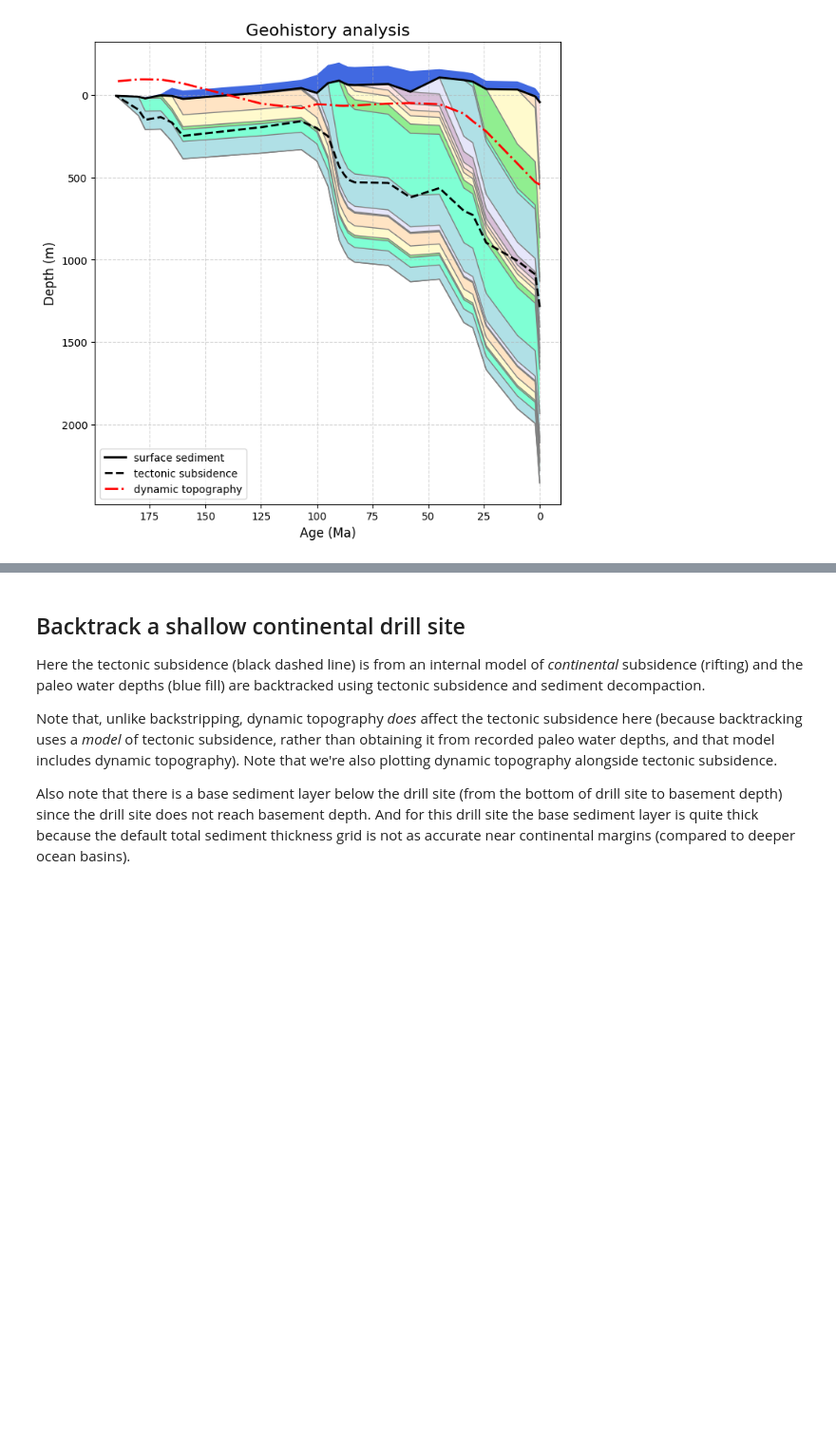
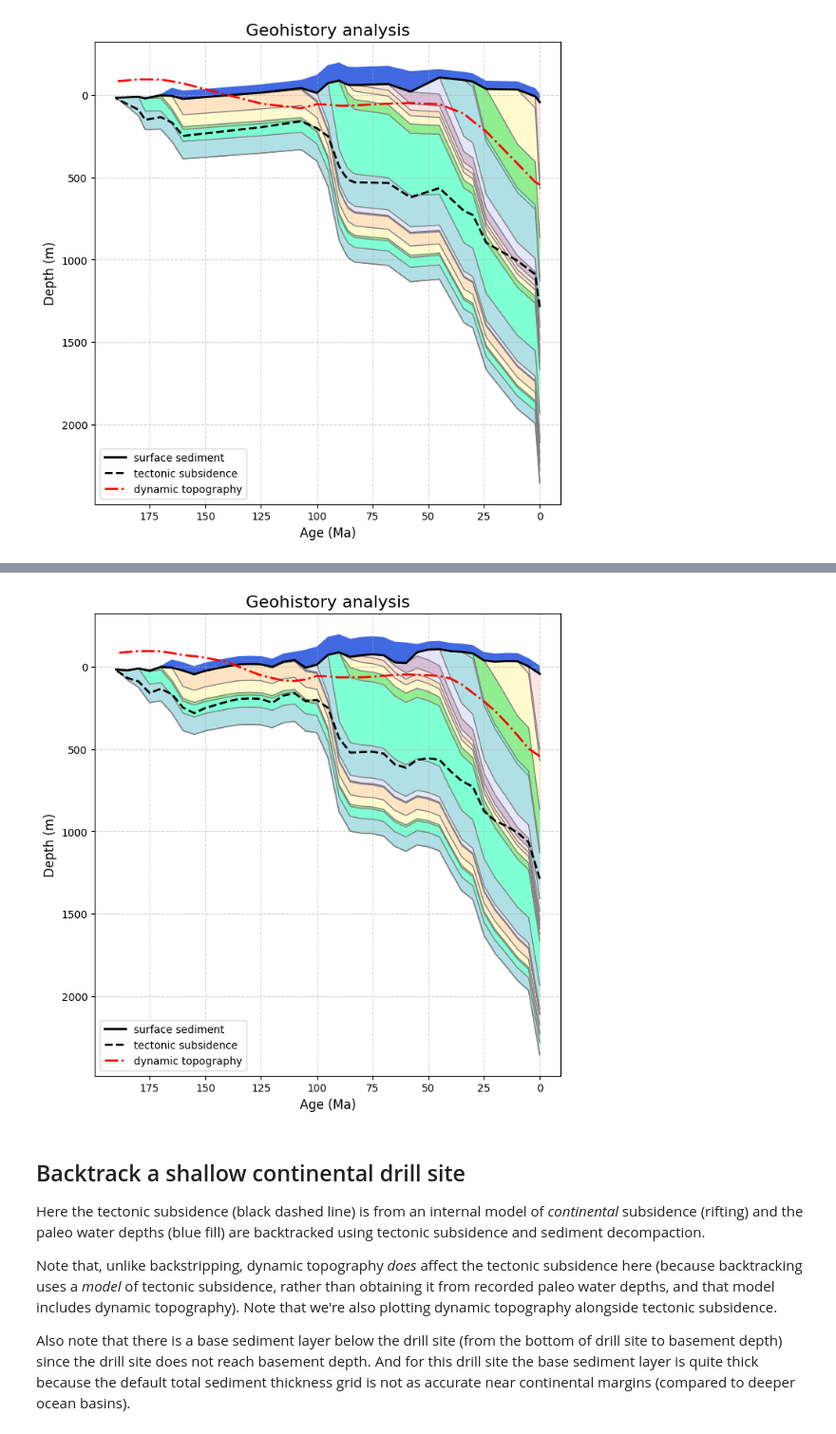
Before and after one commit to RichardScottOZ/pyBacktrack, a Jupyter notebook: pybacktrack/notebooks/decompacting_stratigraphy.ipynb, the cells around one changed output, grey strips where cells are left out. Shown at 95% size. Saved outputs shown, nothing was run; the diff lists cells and outputs as text; code cells hidden in the pictures; blank space fills up the shorter version.

Commit message:
Demonstrate specifying your own decompaction times.
Also show how to remove the base sediment layer.

```diff
--- a/pybacktrack/notebooks/decompacting_stratigraphy.ipynb
+++ b/pybacktrack/notebooks/decompacting_stratigraphy.ipynb
@@ -266,3 +278,24 @@ plot_decompacted_sediment_depths(*get_decompacted_sediment_depths(well, decompac
+# %%
+import numpy as np
+
+# From bottom age of drill site to present day (in 5 Myr intervals).
+times = np.arange(0, 190+1, 5)
+
+#
+# Backstrip again, but this time with a sea level model.
+#
+well, decompacted_sections = pybacktrack.backstrip_well(
+    backstrip_well_filename,
+    times=times,
+    # Read all the bundled lithologies ("primary" and "extended") since
+    # drill site contains 'Dolostone' which is in "extended"...
+    lithology_filenames=pybacktrack.BUNDLE_LITHOLOGY_FILENAMES,
+    sea_level_model='Haq87_SealevelCurve_Longterm')
+
+# Retrieve and plot the decompacted sediment depths, etc.
+plot_decompacted_sediment_depths(*get_decompacted_sediment_depths(well, decompacted_sections, dynamic_topography_model_M7))
+# %% [output]
+[figure, added]
 # %% [markdown]
 ## Backtrack a shallow continental drill site
 
```
Also changed, not shown: parts of 12 cells of this notebook, 2 other files.
